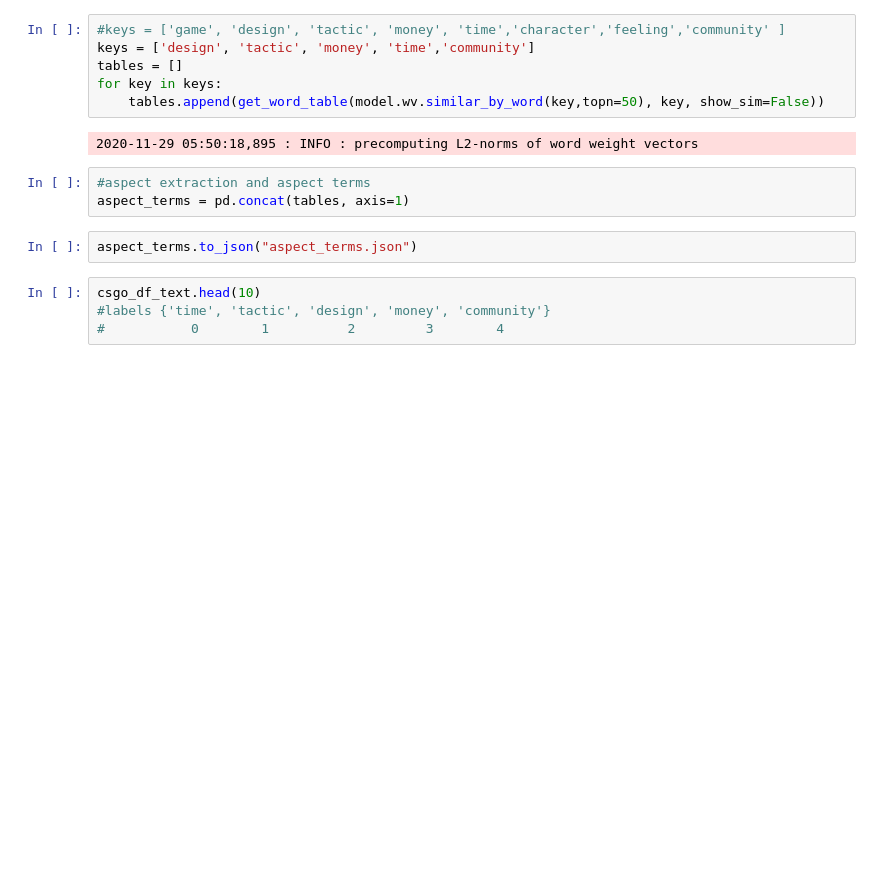
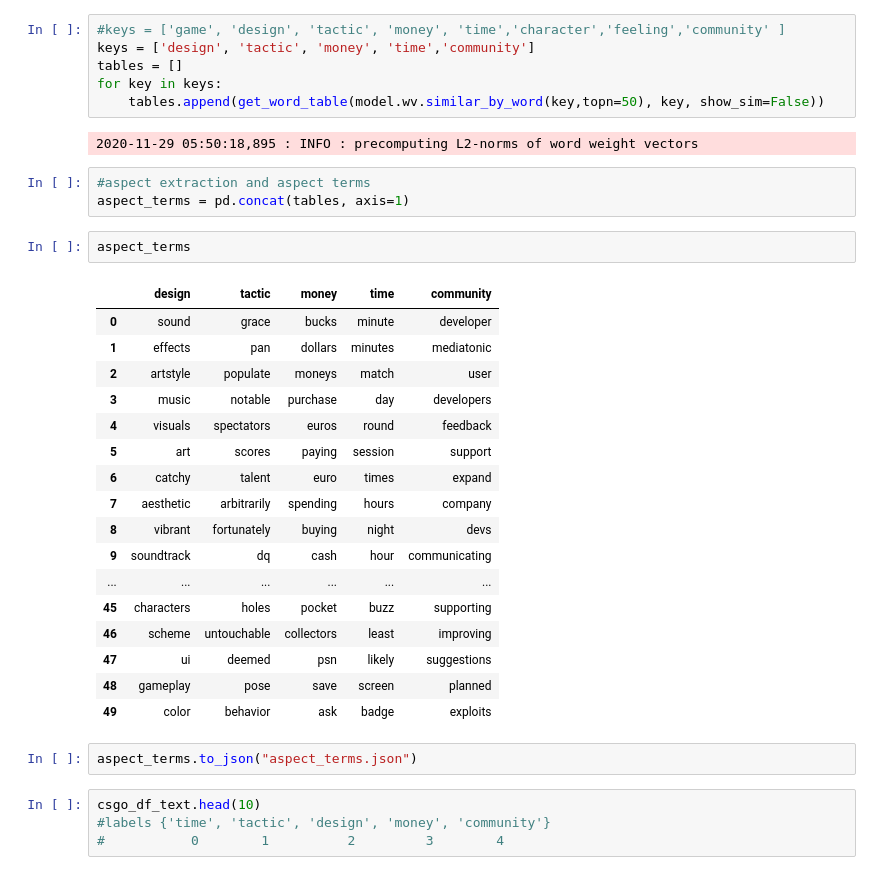
Before and after one commit to susandong/w266_final_project_game_sentiment, a Jupyter notebook: w266_Final_Project_Game_Review_Sentiment_Analysis_Aspect_Extraction_1116.ipynb, the cells around one changed output. Drawn from its saved outputs; the diff is of its cells as text; blank space fills up the shorter version.

```diff
--- a/w266_Final_Project_Game_Review_Sentiment_Analysis_Aspect_Extraction_1116.ipynb
+++ b/w266_Final_Project_Game_Review_Sentiment_Analysis_Aspect_Extraction_1116.ipynb
@@ -424,6 +424,26 @@ for key in keys:
 # %%
 #aspect extraction and aspect terms
 aspect_terms = pd.concat(tables, axis=1)
+# %%
+aspect_terms
+# %% [output]
+|  | design | tactic | money | time | community |
+| 0 | sound | grace | bucks | minute | developer |
+| 1 | effects | pan | dollars | minutes | mediatonic |
+| 2 | artstyle | populate | moneys | match | user |
+| 3 | music | notable | purchase | day | developers |
+| 4 | visuals | spectators | euros | round | feedback |
+| 5 | art | scores | paying | session | support |
+| 6 | catchy | talent | euro | times | expand |
+| 7 | aesthetic | arbitrarily | spending | hours | company |
+| 8 | vibrant | fortunately | buying | night | devs |
+| 9 | soundtrack | dq | cash | hour | communicating |
+| ... | ... | ... | ... | ... | ... |
+| 45 | characters | holes | pocket | buzz | supporting |
+| 46 | scheme | untouchable | collectors | least | improving |
+| 47 | ui | deemed | psn | likely | suggestions |
+| 48 | gameplay | pose | save | screen | planned |
+| 49 | color | behavior | ask | badge | exploits |
 # %%
 aspect_terms.to_json("aspect_terms.json")
 # %%
```
Also changed, not shown: parts of 1 cell of this notebook.
